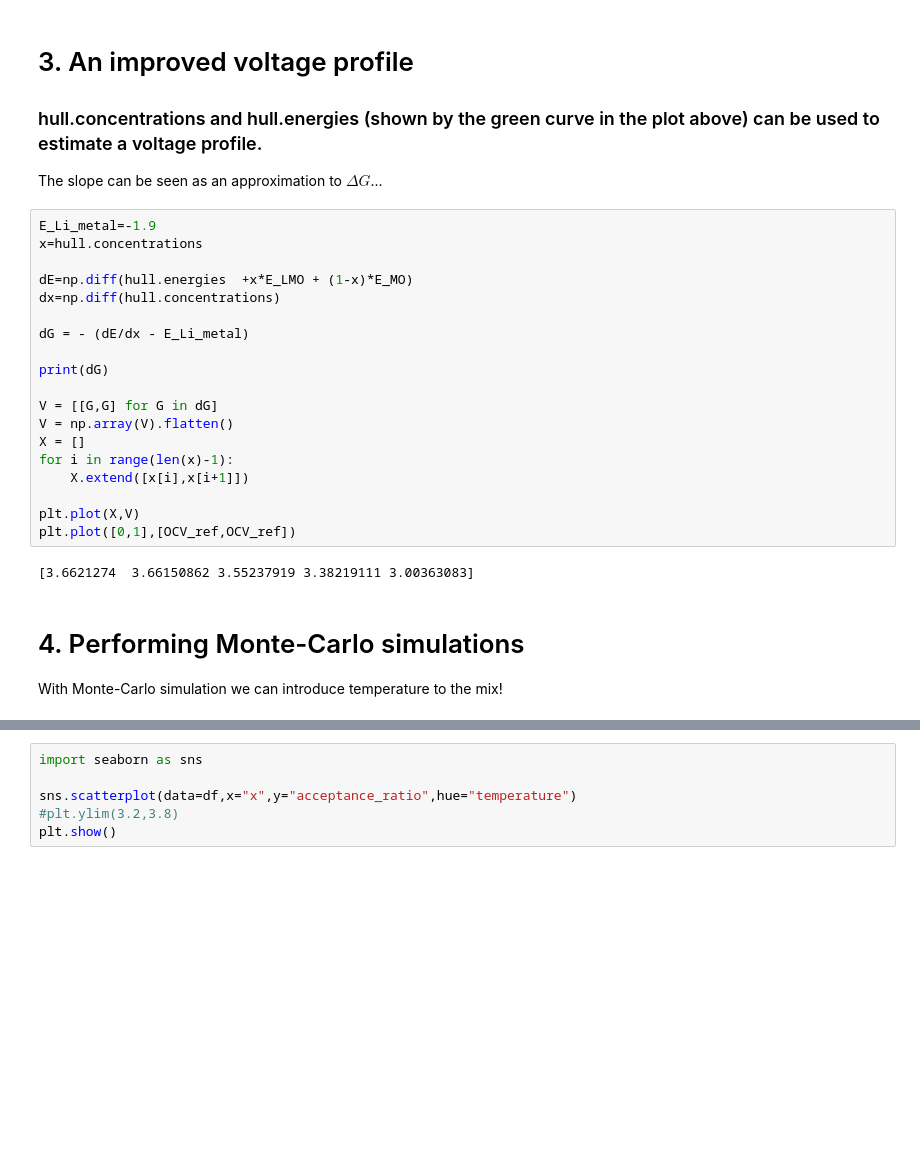
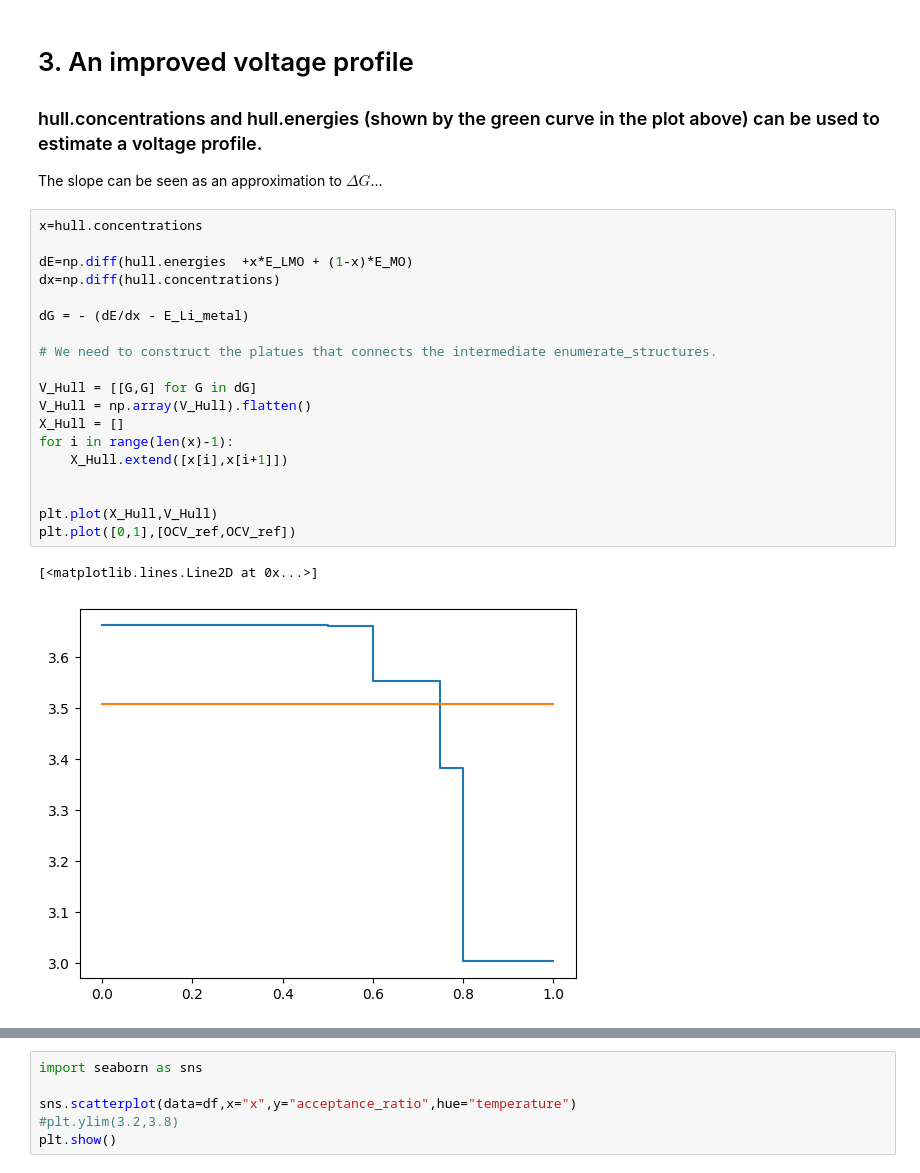
Before and after one commit to jollactic/Modelling_course, a Jupyter notebook: CE_MC/Tutorial_LMO.ipynb, the cells around one changed output, grey strips where cells are left out. Saved outputs shown, nothing was run; the diff lists cells and outputs as text; blank space fills up the shorter version.

```diff
--- a/CE_MC/Tutorial_LMO.ipynb
+++ b/CE_MC/Tutorial_LMO.ipynb
@@ -257,27 +304,24 @@ KeyboardInterrupt:
 
 The slope can be seen as an approximation to $\Delta G$...
 # %%
-E_Li_metal=-1.9
 x=hull.concentrations
 
 dE=np.diff(hull.energies  +x*E_LMO + (1-x)*E_MO)
 dx=np.diff(hull.concentrations)
 
 dG = - (dE/dx - E_Li_metal)
 
-print(dG)
+# We need to construct the platues that connects the intermediate enumerate_structures.
 
-V = [[G,G] for G in dG]
-V = np.array(V).flatten()
-X = []
+V_Hull = [[G,G] for G in dG]
+V_Hull = np.array(V_Hull).flatten()
+X_Hull = []
 for i in range(len(x)-1):
-    X.extend([x[i],x[i+1]])
+    X_Hull.extend([x[i],x[i+1]])
 
-plt.plot(X,V)
+
+plt.plot(X_Hull,V_Hull)
 plt.plot([0,1],[OCV_ref,OCV_ref])
 # %% [output]
-[3.6621274  3.66150862 3.55237919 3.38219111 3.00363083]
+[<matplotlib.lines.Line2D at 0x...>]
+[figure, added]
-# %% [markdown]
-# 4. Performing Monte-Carlo simulations
-
-With Monte-Carlo simulation we can introduce temperature to the mix!
```
Also changed, not shown: parts of 14 cells of this notebook.
